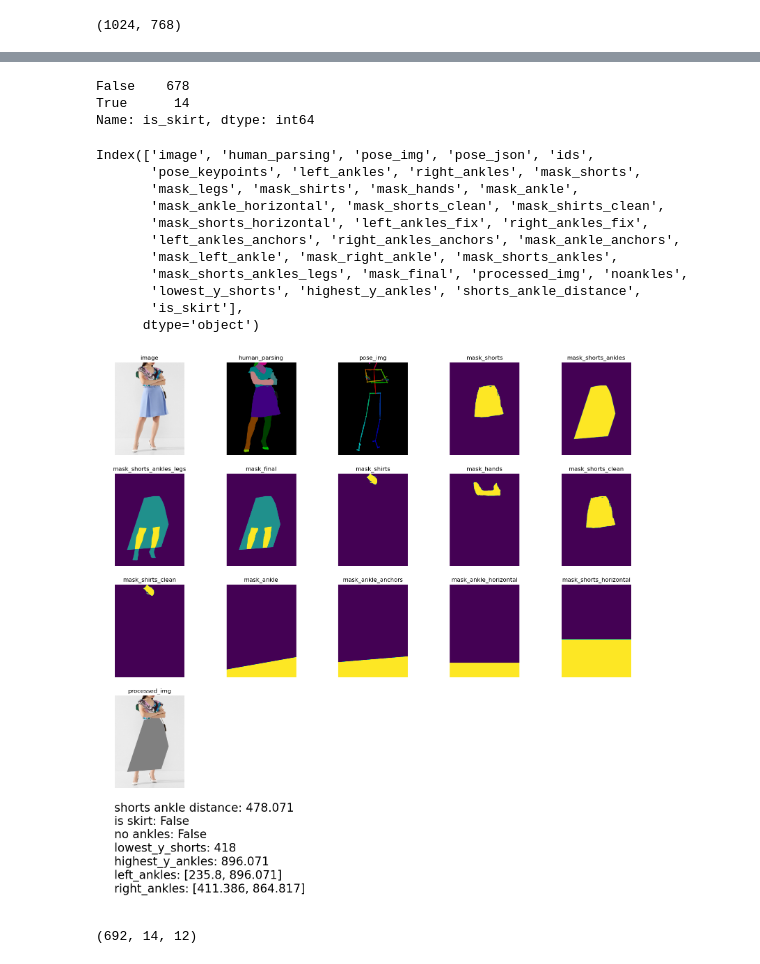
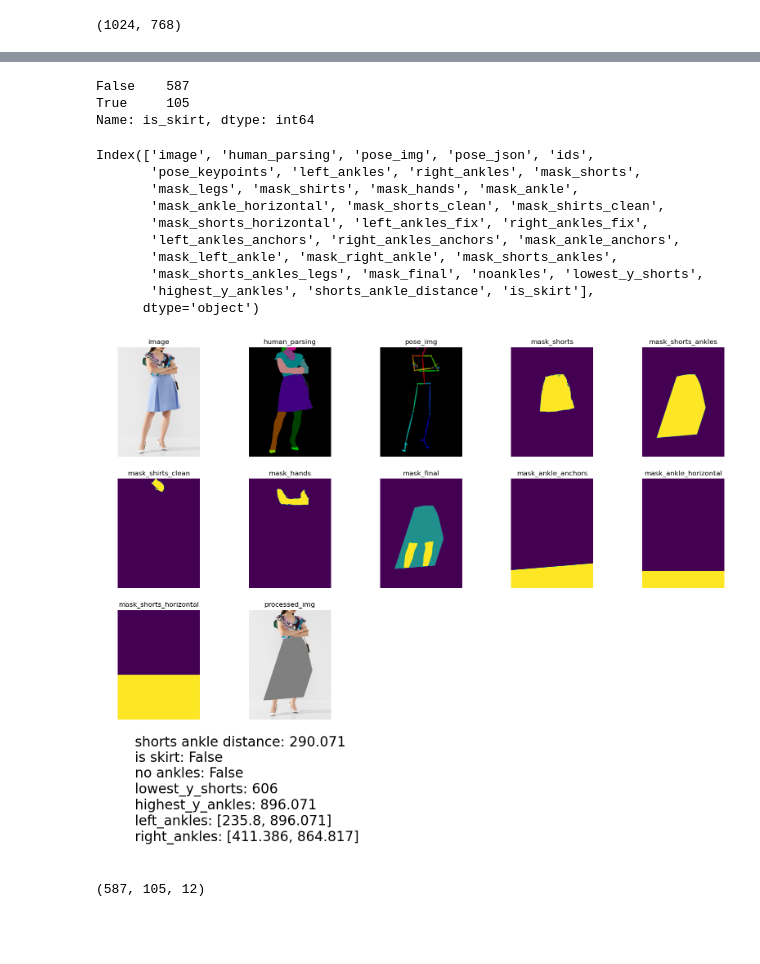
Before and after one commit to mShaldzhiyan/test_task_big, a Jupyter notebook: main.ipynb, the cells around one changed output, grey strips where cells are left out. Drawn from its saved outputs; the diff is of its cells as text; code cells hidden in the pictures; blank space fills up the shorter version.

```diff
--- a/main.ipynb
+++ b/main.ipynb
@@ -132,7 +132,7 @@ legs_colors = {(128,64,0), (0,64,0)}
 shirt_colors = {(128,0,128), (128,128,128), (128,64,128)}
 hands_colors = {(192,128,128),(64,128,128)}
 # %%
-RENDER = True
+RENDER = False
 if RENDER:
     tqdm._instances.clear()
     mask_shorts = Parallel(n_jobs=-1)(delayed(get_color_mask)(a, short_colors) for a in tqdm(df.human_parsing))
@@ -221,12 +221,12 @@ def get_highest_y_ankles(ankles):
     return max(ankles)
 # %%
 # detect lowest point of binary image mask
-lowest_y_shorts = df.mask_shorts.apply(lambda x: np.argmax(np.flipud(x).any(axis=1)))
+# lowest_y_shorts = df.mask_shorts.apply(lambda x: np.argmax(np.flipud(x).any(axis=1)))
+lowest_y_shorts = [np.argmax(a.T[0]) for a in df.mask_shorts_horizontal]
 highest_y_ankles = [get_highest_y_ankles([a,b]) for a, b, in zip(df.left_ankles, df.right_ankles)]
-shorts_ankle_distance = highest_y_ankles - lowest_y_shorts
 df['lowest_y_shorts'] = lowest_y_shorts
 df['highest_y_ankles'] = highest_y_ankles
-df['shorts_ankle_distance'] = shorts_ankle_distance
+df['shorts_ankle_distance'] = df.highest_y_ankles - df.lowest_y_shorts
 # %%
 df.shorts_ankle_distance.hist(bins=100)
 # %% [output]
@@ -237,14 +237,14 @@ DRESS_THRESHOLD = 100
 df['is_skirt'] = df.shorts_ankle_distance < DRESS_THRESHOLD
 df.is_skirt.value_counts()
 # %% [output]
-False    678
-True      14
+False    587
+True     105
 Name: is_skirt, dtype: int64
 # %%
 df_skirts = df[df.is_skirt == True].reset_index(drop=True)
 df = df[~df.is_skirt].reset_index(drop=True)
 # %%
-def show_images_df(df, cols, index, cols_per_row=5, save=False, path='full_outs/'):
+def show_images_df(df, cols, index, cols_per_row=5, save=False, annotate=True, path='full_outs/'):
     # try:
     num_images = len(cols)
     num_rows = (num_images + cols_per_row - 1) // cols_per_row + 1
@@ -263,16 +263,17 @@ def show_images_df(df, cols, index, cols_per_row=5, save=False, path='full_outs/
             axes[row, col_index].imshow(image)
             axes[row, col_index].axis('off')
 
-    annotation = f'''
-    shorts ankle distance: {t.shorts_ankle_distance}
-    is skirt: {t.is_skirt}
-    no ankles: {t.noankles}
-    lowest_y_shorts: {t.lowest_y_shorts}
-    highest_y_ankles: {t.highest_y_ankles}
-    left_ankles: {t.left_ankles}
-    right_ankles: {t.right_ankles}
-    '''
-    fig.text(0.12, 0.1, annotation, fontsize=24)
+    if annotate:
+        annotation = f'''
+        shorts ankle distance: {t.shorts_ankle_distance}
+        is skirt: {t.is_skirt}
+        no ankles: {t.noankles}
+        lowest_y_shorts: {t.lowest_y_shorts}
+        highest_y_ankles: {t.highest_y_ankles}
+        left_ankles: {t.left_ankles}
+        right_ankles: {t.right_ankles}
+        '''
+        fig.text(0.12, 0.1, annotation, fontsize=24)
 
     # Hide the empty axes
     for i in range(num_images, num_rows*cols_per_row):
@@ -302,34 +321,33 @@ Index(['image', 'human_parsing', 'pose_img', 'pose_json', 'ids',
        'mask_shorts_horizontal', 'left_ankles_fix', 'right_ankles_fix',
        'left_ankles_anchors', 'right_ankles_anchors', 'mask_ankle_anchors',
        'mask_left_ankle', 'mask_right_ankle', 'mask_shorts_ankles',
-       'mask_shorts_ankles_legs', 'mask_final', 'processed_img', 'noankles',
-       'lowest_y_shorts', 'highest_y_ankles', 'shorts_ankle_distance',
-       'is_skirt'],
+       'mask_shorts_ankles_legs', 'mask_final', 'noankles', 'lowest_y_shorts',
+       'highest_y_ankles', 'shorts_ankle_distance', 'is_skirt'],
       dtype='object')
 # %%
 img_cols = [
     'image',
     'human_parsing',
     'pose_img',
     'mask_shorts',
     'mask_shorts_ankles',
-    'mask_shorts_ankles_legs',
+    'mask_shirts_clean',
+    'mask_hands',
     'mask_final',
-    'mask_shirts',
-    'mask_hands',
-    'mask_shorts_clean',
-    'mask_shirts_clean',
-    'mask_ankle',
+    # 'mask_shorts_ankles_legs',
+    # 'mask_shirts',
+    # 'mask_shorts_clean',
+    # 'mask_ankle',
     'mask_ankle_anchors',
     'mask_ankle_horizontal',
     'mask_shorts_horizontal',
     'processed_img'
 ]
 show_images_df(df, img_cols, 0)
 # %% [output]
-[figure, old version]
+[figure, new version]
 # %%
 len(df), len(df_skirts), len(df_noankles)
 # %% [output]
-(692, 14, 12)
+(587, 105, 12)
 # %%
```
Also changed, not shown: parts of 11 cells of this notebook, 1 other file.
